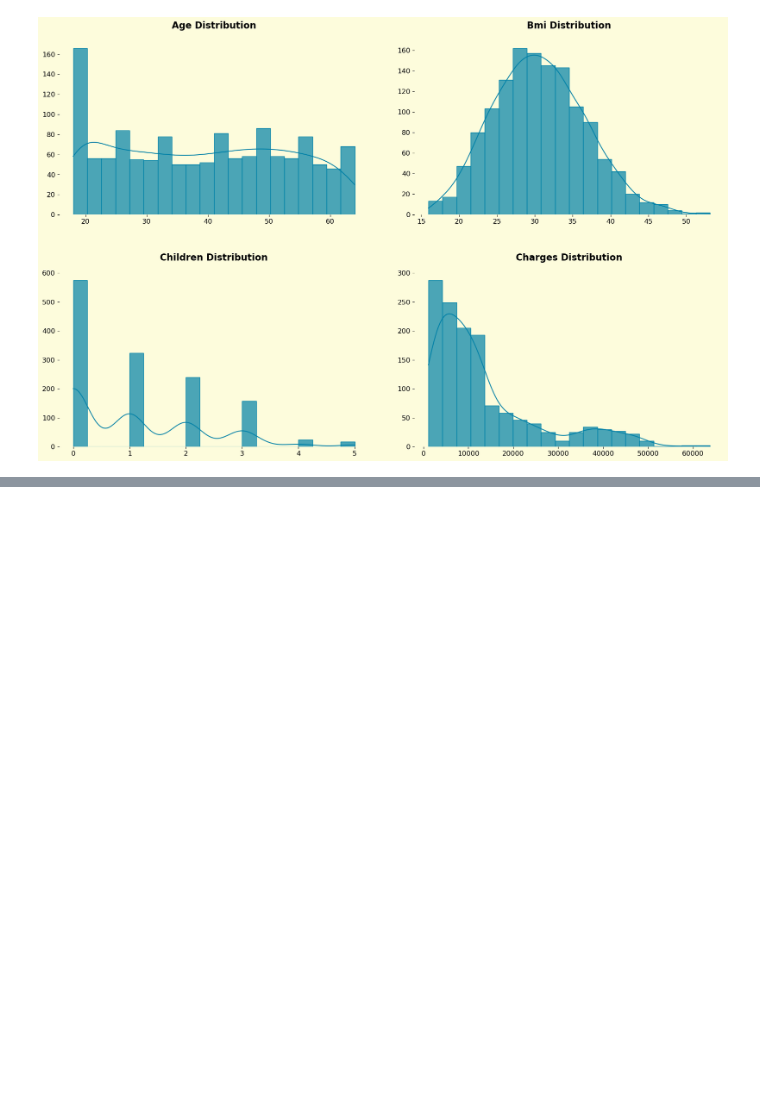
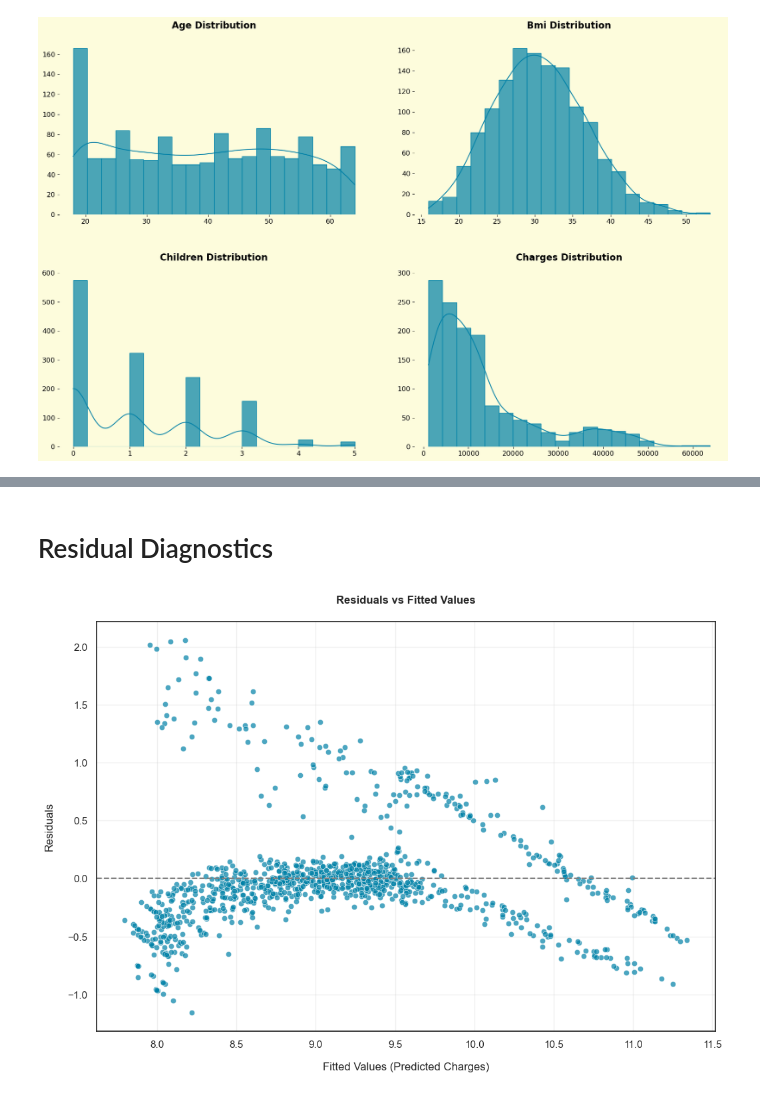
Before and after one commit to dimitar-m/predicting-insurance-costs, a Jupyter notebook: predicting-medical-insurance-costs.ipynb, the cells around one changed output, grey strips where cells are left out. Saved outputs shown, nothing was run; the diff lists cells and outputs as text; code cells hidden in the pictures; blank space fills up the shorter version.

```diff
--- a/predicting-medical-insurance-costs.ipynb
+++ b/predicting-medical-insurance-costs.ipynb
@@ -162,0 +253,5 @@ The **medical charges** are highly skewed, ranging from **\\$1,059 to \$63,770**
+# %%
+# Boolean to int conversion
+df_encoded = df_encoded.astype({col: 'int' for col in df_encoded.select_dtypes('bool').columns})
+
+df_encoded.head()
@@ -162,0 +344,22 @@ The **medical charges** are highly skewed, ranging from **\\$1,059 to \$63,770**
+# %% [markdown]
+# Residual Diagnostics
+# %%
+# Calculate residuals
+residuals = y_train - y_train_pred
+
+# Plot residuals vs fitted values
+plt.figure(figsize=(12, 8))
+sns.scatterplot(x=y_train_pred, y=residuals, color='#0081A7', edgecolor='white', alpha=0.7)
+
+# Add a horizontal line at y=0 for reference
+plt.axhline(0, linestyle='--', color='gray')
+
+# Labels and title
+plt.title('Residuals vs Fitted Values', pad=20)
+plt.xlabel('Fitted Values (Predicted Charges)')
+plt.ylabel('Residuals')
+plt.grid(alpha=0.3)
+
+plt.show()
+# %% [output]
+[figure, added]
```
Also changed, not shown: parts of 12 cells of this notebook, 2 other files.
